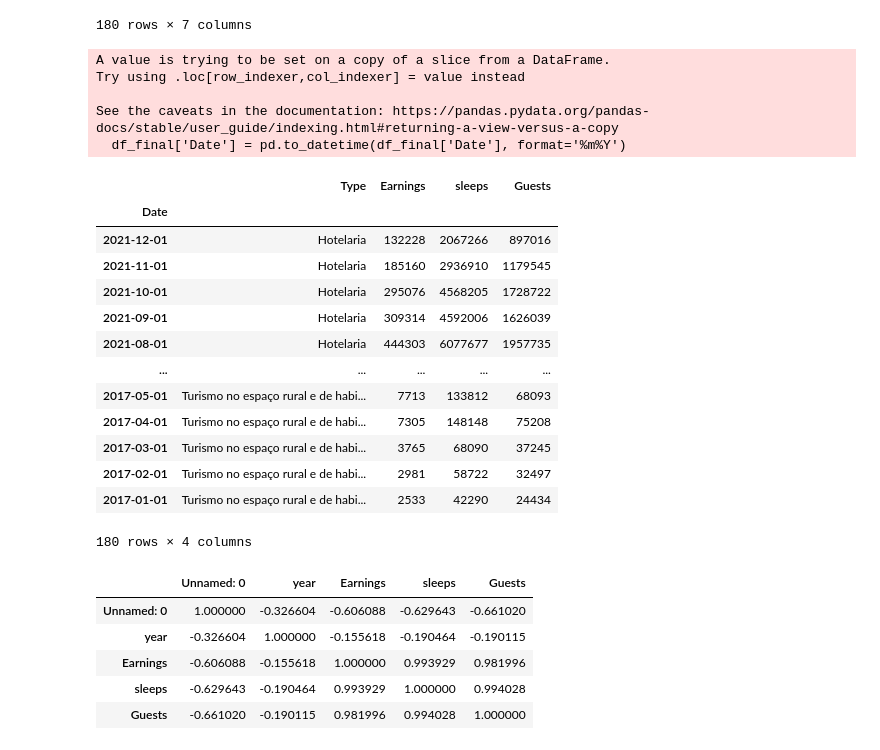
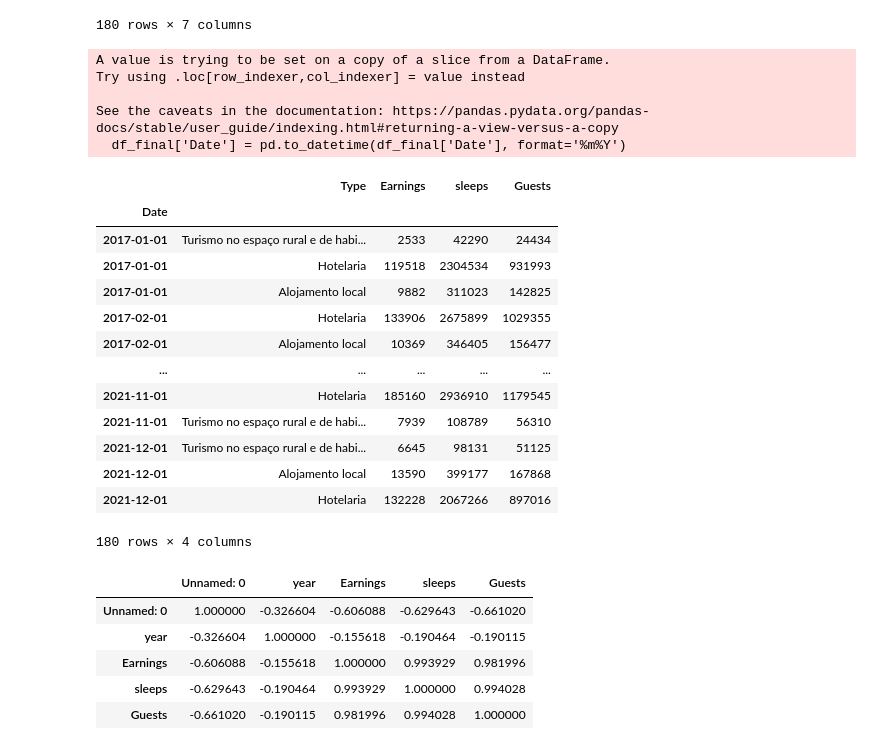
Before and after one commit to LuisaPolicarpo/Project5, a Jupyter notebook: Time_series_s_e_g.ipynb, the cells around one changed output. Drawn from its saved outputs; the diff is of its cells as text; code cells hidden in the pictures.

```diff
--- a/Time_series_s_e_g.ipynb
+++ b/Time_series_s_e_g.ipynb
@@ -435,31 +442,31 @@ df_final_v2
 # %%
 months = {'January':'01', 'February':'02', 'March':'03', 'April':'04', 'May':'05', 'June':'06', 'July':'07', 'August':'08', 'September':'09', 'October':10, 'November':11, 'December':12}
 df_final_v2_1=df_final_v2.replace({"month": months})
 df_final_v2_1['year'] = df_final_v2_1['year'].astype(str)
 df_final_v2_1['month'] = df_final_v2_1['month'].astype(str)
 df_final_v2_1['Date'] = df_final_v2_1['month'] + df_final_v2_1['year']
 df_final = df_final_v2_1[['Date', 'Type','Earnings','sleeps','Guests']]
 df_final['Date'] = pd.to_datetime(df_final['Date'], format='%m%Y')
-df_final.set_index('Date')
+df_final.sort_values(by='Date', ascending=True).set_index('Date')
 # %% [output]
 A value is trying to be set on a copy of a slice from a DataFrame.
 Try using .loc[row_indexer,col_indexer] = value instead
 
 See the caveats in the documentation: https://pandas.pydata.org/pandas-docs/stable/user_guide/indexing.html#returning-a-view-versus-a-copy
   df_final['Date'] = pd.to_datetime(df_final['Date'], format='%m%Y')
 |  | Type | Earnings | sleeps | Guests |
 | Date |  |  |  |  |
+| 2017-01-01 | Turismo no espaço rural e de habi... | 2533 | 42290 | 24434 |
+| 2017-01-01 | Hotelaria | 119518 | 2304534 | 931993 |
+| 2017-01-01 | Alojamento local | 9882 | 311023 | 142825 |
+| 2017-02-01 | Hotelaria | 133906 | 2675899 | 1029355 |
+| 2017-02-01 | Alojamento local | 10369 | 346405 | 156477 |
+| ... | ... | ... | ... | ... |
+| 2021-11-01 | Hotelaria | 185160 | 2936910 | 1179545 |
+| 2021-11-01 | Turismo no espaço rural e de habi... | 7939 | 108789 | 56310 |
+| 2021-12-01 | Turismo no espaço rural e de habi... | 6645 | 98131 | 51125 |
+| 2021-12-01 | Alojamento local | 13590 | 399177 | 167868 |
 | 2021-12-01 | Hotelaria | 132228 | 2067266 | 897016 |
-| 2021-11-01 | Hotelaria | 185160 | 2936910 | 1179545 |
-| 2021-10-01 | Hotelaria | 295076 | 4568205 | 1728722 |
-| 2021-09-01 | Hotelaria | 309314 | 4592006 | 1626039 |
-| 2021-08-01 | Hotelaria | 444303 | 6077677 | 1957735 |
-| ... | ... | ... | ... | ... |
-| 2017-05-01 | Turismo no espaço rural e de habi... | 7713 | 133812 | 68093 |
-| 2017-04-01 | Turismo no espaço rural e de habi... | 7305 | 148148 | 75208 |
-| 2017-03-01 | Turismo no espaço rural e de habi... | 3765 | 68090 | 37245 |
-| 2017-02-01 | Turismo no espaço rural e de habi... | 2981 | 58722 | 32497 |
-| 2017-01-01 | Turismo no espaço rural e de habi... | 2533 | 42290 | 24434 |
 180 rows × 4 columns
 # %%
 df_final_v2.corr()
```
Also changed, not shown: parts of 20 cells of this notebook.
